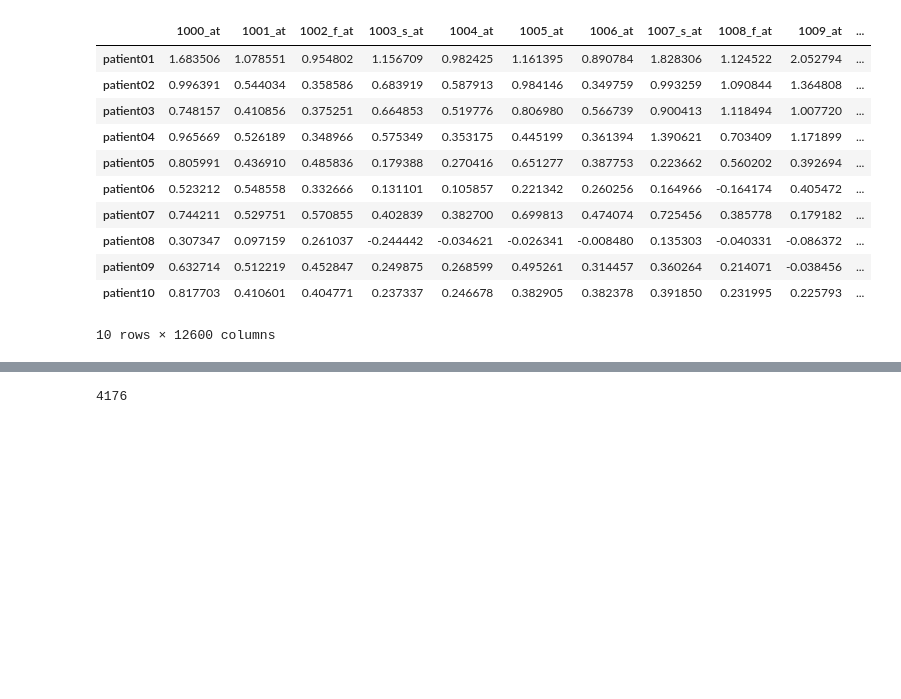
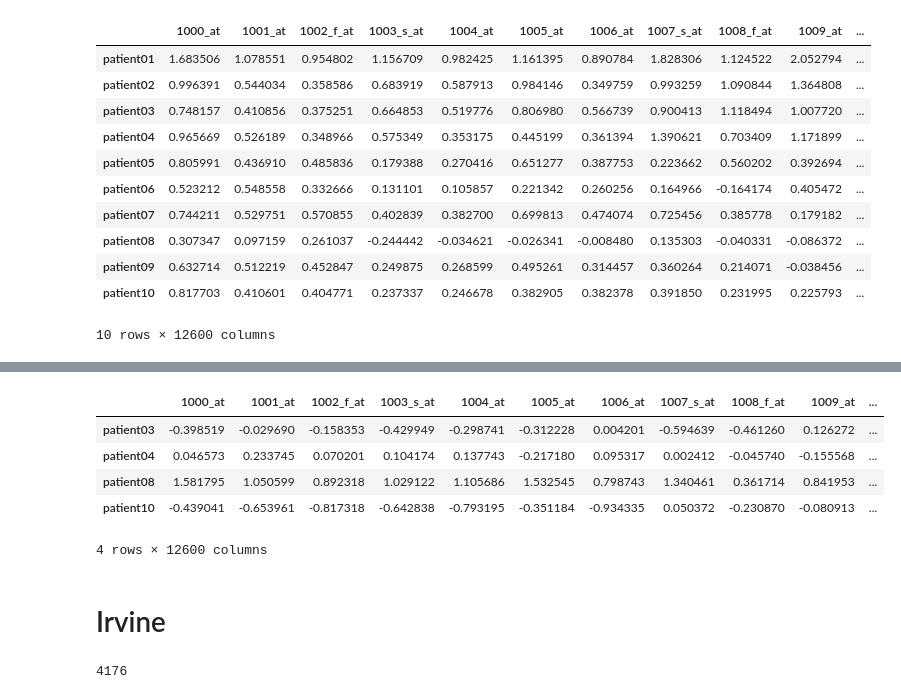
Before and after one commit to unique-subedi/604-gene-expression, a Jupyter notebook: Unique_gene_expression_master.ipynb, the cells around one changed output, grey strips where cells are left out. Drawn from its saved outputs; the diff is of its cells as text; code cells hidden in the pictures; blank space fills up the shorter version.

```diff
--- a/Unique_gene_expression_master.ipynb
+++ b/Unique_gene_expression_master.ipynb
@@ -54,0 +96,13 @@ michigan_diff
+# %%
+davis_diff = davis.diff().iloc[1::2,:]
+davis_diff.index = "patient" + davis_diff.index.str[:2]
+davis_diff
+# %% [output]
+|  | 1000_at | 1001_at | 1002_f_at | 1003_s_at | 1004_at | 1005_at | 1006_at | 1007_s_at | 1008_f_at | 1009_at | ... |
+| patient03 | -0.398519 | -0.029690 | -0.158353 | -0.429949 | -0.298741 | -0.312228 | 0.004201 | -0.594639 | -0.461260 | 0.126272 | ... |
+| patient04 | 0.046573 | 0.233745 | 0.070201 | 0.104174 | 0.137743 | -0.217180 | 0.095317 | 0.002412 | -0.045740 | -0.155568 | ... |
+| patient08 | 1.581795 | 1.050599 | 0.892318 | 1.029122 | 1.105686 | 1.532545 | 0.798743 | 1.340461 | 0.361714 | 0.841953 | ... |
+| patient10 | -0.439041 | -0.653961 | -0.817318 | -0.642838 | -0.793195 | -0.351184 | -0.934335 | 0.050372 | -0.230870 | -0.080913 | ... |
+4 rows × 12600 columns
+# %% [markdown]
+# Irvine
```
Also changed, not shown: parts of 8 cells of this notebook.
